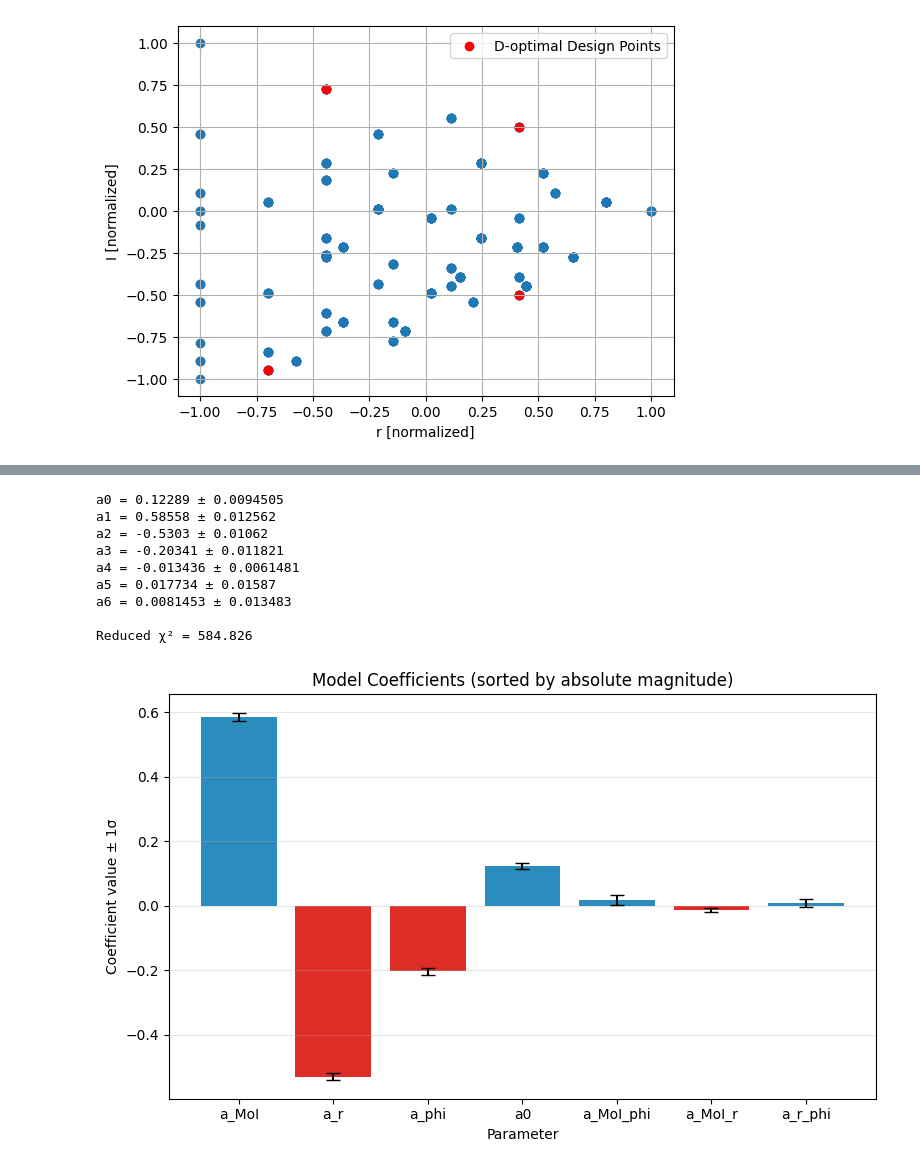
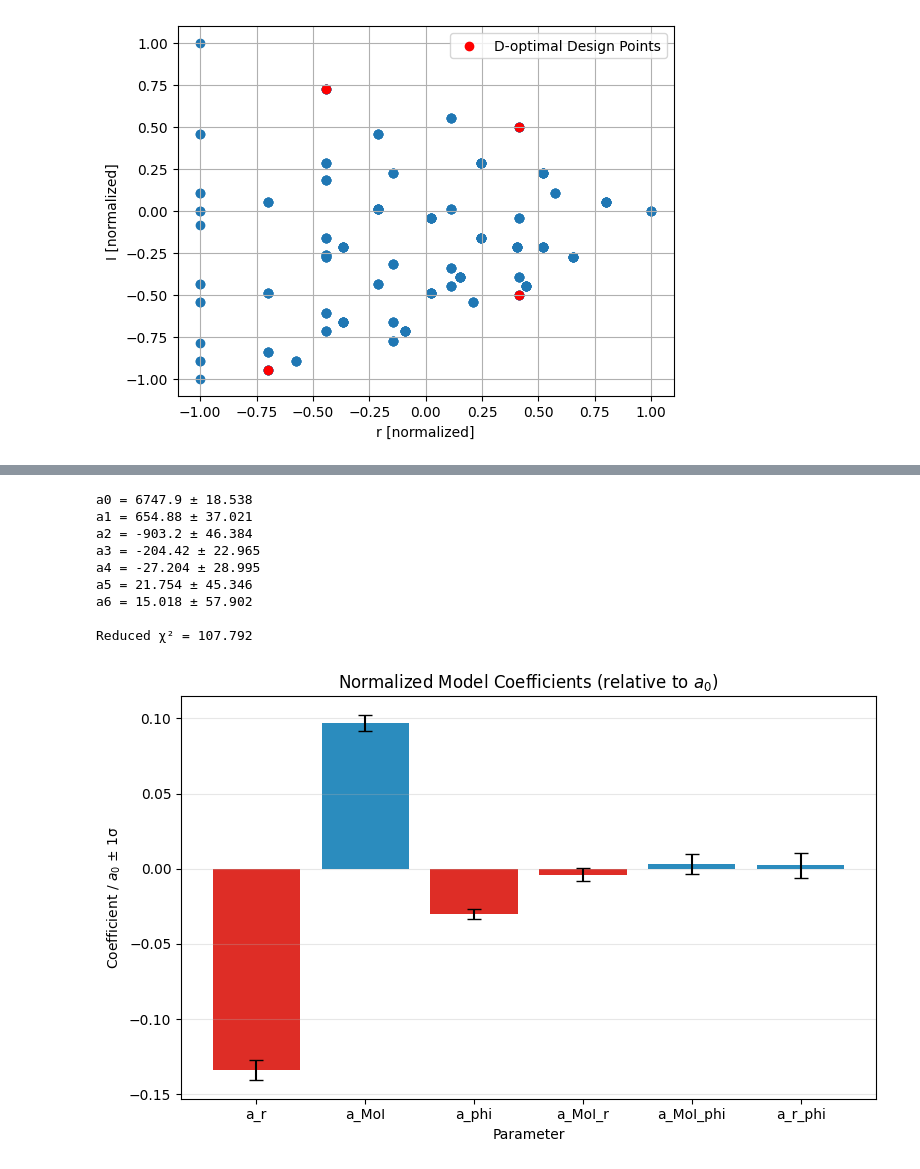
Before and after one commit to Fantastic-Fabian/Doe, a Jupyter notebook: Project.ipynb, the cells around one changed output, grey strips where cells are left out. Cells and saved outputs as stored; diff of their text form; code cells hidden in the pictures.

```diff
--- a/Project.ipynb
+++ b/Project.ipynb
@@ -24,13 +24,24 @@ df["CM_x"] = df["pos1"] - df["pos3"]
 df["CM_y"] = df["pos4"] - df["pos2"]
 df["CM_r"] = np.sqrt(df["CM_x"]**2 + df["CM_y"]**2)
 df["CM_phi"] = np.arctan2(df["CM_y"], df["CM_x"])
+df["CM_cos_phi"] = np.cos(df["CM_phi"])
 
 df["MoI"] = (df["pos1"]**2 + df["pos2"]**2 + df["pos3"]**2 + df["pos4"]**2)/4
 
 
 # scale MoI and CM_r to -1 1
-df["MoI"] = 2 * (df["MoI"] - df["MoI"].min()) / (df["MoI"].max() - df["MoI"].min()) - 1
-df["CM_r"] = 2 * (df["CM_r"] - df["CM_r"].min()) / (df["CM_r"].max() - df["CM_r"].min()) - 1
+MoI_max, MoI_min = df["MoI"].max(), df["MoI"].min()
+def scale_MoI(x):
+    return 2 * (x - MoI_min) / (MoI_max - MoI_min) - 1
+CM_r_max, CM_r_min = df["CM_r"].max(), df["CM_r"].min()
+def scale_CM_r(x):
+    return 2 * (x - CM_r_min) / (CM_r_max - CM_r_min) - 1
+CM_cos_phi_max, CM_cos_phi_min = df["CM_cos_phi"].max(), df["CM_cos_phi"].min()
+def scale_CM_cos_phi(x):
+    return 2 * (x - CM_cos_phi_min) / (CM_cos_phi_max - CM_cos_phi_min) - 1
+df["MoI"] = df["MoI"].apply(scale_MoI)
+df["CM_r"] = df["CM_r"].apply(scale_CM_r)
+df["CM_cos_phi"] = df["CM_cos_phi"].apply(scale_CM_cos_phi)
 # %%
 plt.figure()
 plt.scatter(df["CM_r"], df["MoI"])
@@ -243,7 +256,7 @@ def model_function(vars, a0, a1, a2, a3, a4, a5, a6):
 # --- Prepare inputs ---
 xdata = np.vstack((data_1["MoI"], data_1["CM_r"], data_1["cos_CM_phi"]))
 ydata = data_1["time"]
-sigma_time = 0.01 * np.ones_like(ydata)
+sigma_time = 22 * np.ones_like(ydata)
 
 # --- Fit with weights (errors) ---
 popt, pcov = curve_fit(
@@ -265,46 +278,52 @@ chi2 = np.sum((residuals / sigma_time) ** 2)
 ndof = len(ydata) - len(popt)
 print(f"\nReduced χ² = {chi2/ndof:.3f}")
 # %% [output]
-a0 = 0.12289 ± 0.0094505
-a1 = 0.58558 ± 0.012562
-a2 = -0.5303 ± 0.01062
-a3 = -0.20341 ± 0.011821
-a4 = -0.013436 ± 0.0061481
-a5 = 0.017734 ± 0.01587
-a6 = 0.0081453 ± 0.013483
+a0 = 6747.9 ± 18.538
+a1 = 654.88 ± 37.021
+a2 = -903.2 ± 46.384
+a3 = -204.42 ± 22.965
+a4 = -27.204 ± 28.995
+a5 = 21.754 ± 45.346
+a6 = 15.018 ± 57.902
 
-Reduced χ² = 584.826
+Reduced χ² = 107.792
 # %%
-# --- Parameter names ---
-param_names = ["a0", "a_MoI", "a_r", "a_phi", "a_MoI_r", "a_MoI_phi", "a_r_phi", "a_all"]
+# --- Parameter names (excluding a_0) ---
+param_names_no_a0 = ["a_MoI", "a_r", "a_phi", "a_MoI_r", "a_MoI_phi", "a_r_phi"]
 
-# --- Compute errors ---
-param_errors = np.sqrt(np.diag(pcov))
+# --- Normalize by a_0 ---
+normalized_values = popt[1:] / popt[0]
+
+# --- Propagate errors for division ---
+# For y = x/a_0: σ_y = |y| * sqrt((σ_x/x)² + (σ_a0/a0)²)
+normalized_errors = np.abs(normalized_values) * np.sqrt(
+    (perr[1:] / popt[1:])**2 + (perr[0] / popt[0])**2
+)
 
 # --- Compute absolute effects for sorting ---
-abs_effects = np.abs(popt)
+abs_effects_norm = np.abs(normalized_values)
 
 # --- Sort by absolute value ---
-sort_idx = np.argsort(abs_effects)[::-1]  # descending order
-sorted_names = np.array(param_names)[sort_idx]
-sorted_values = popt[sort_idx]
-sorted_errors = param_errors[sort_idx]
+sort_idx = np.argsort(abs_effects_norm)[::-1]
+sorted_names = np.array(param_names_no_a0)[sort_idx]
+sorted_values = normalized_values[sort_idx]
+sorted_errors = normalized_errors[sort_idx]
 
 # --- Plot ---
 plt.figure(figsize=(8, 5))
 bars = plt.bar(
     sorted_names,
     sorted_values,
     yerr=sorted_errors,
     capsize=5,
     color=["#2b8cbe" if val >= 0 else "#de2d26" for val in sorted_values],
 )
-plt.title("Model Coefficients (sorted by absolute magnitude)")
-plt.ylabel("Coefficient value ± 1σ")
+plt.title("Normalized Model Coefficients (relative to $a_0$)")
+plt.ylabel("Coefficient / $a_0$ ± 1σ")
 plt.xlabel("Parameter")
 plt.grid(alpha=0.3, axis="y")
 plt.tight_layout()
-plt.savefig("model_coefficients.png")
+plt.savefig("model_coefficients_normalized.png")
 plt.show()
 # %% [output]
-[figure, old version]
+[figure, new version]
```
Also changed, not shown: parts of 8 cells of this notebook.
